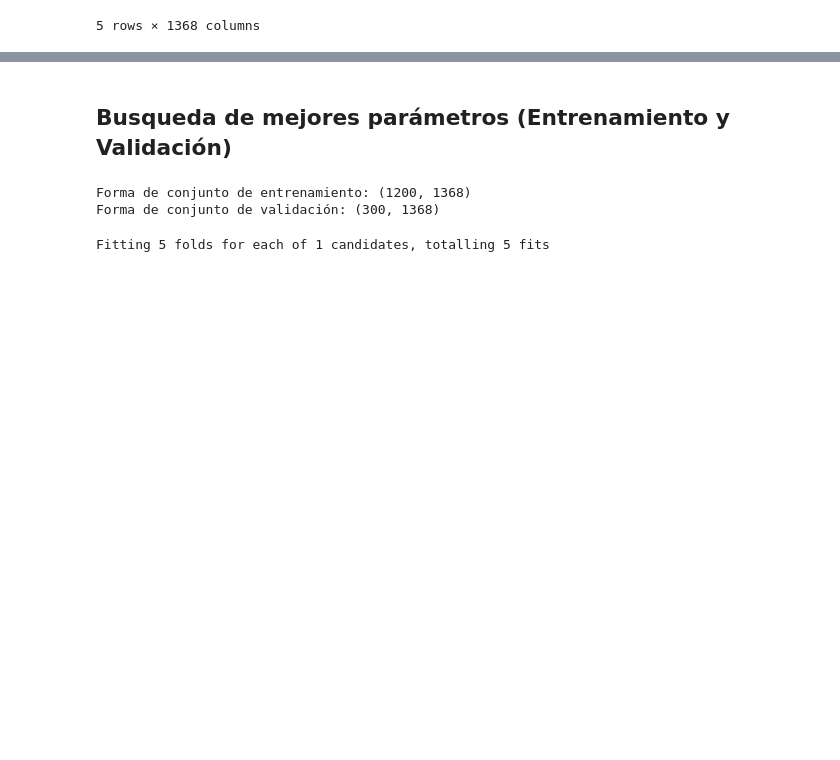
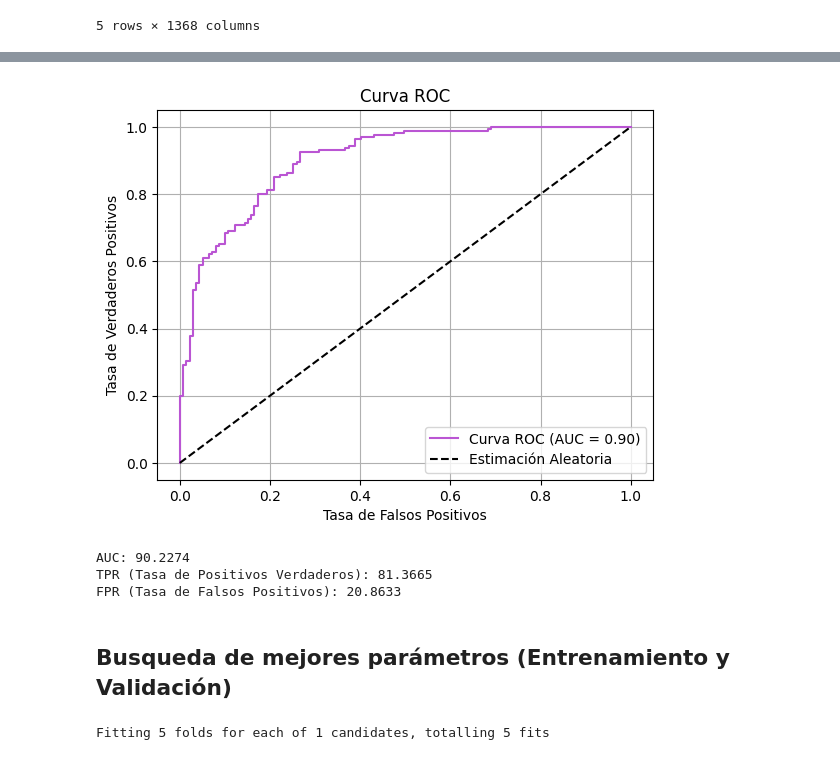
Before and after one commit to LordPobol/UltimoJamon-LosNintendoRepos, a Jupyter notebook: src/modulos/moduloEntrenamientoPAC.ipynb, the cells around one changed output, grey strips where cells are left out. Saved outputs shown, nothing was run; the diff lists cells and outputs as text; code cells hidden in the pictures; blank space fills up the shorter version.

```diff
--- a/src/modulos/moduloEntrenamientoPAC.ipynb
+++ b/src/modulos/moduloEntrenamientoPAC.ipynb
@@ -44,15 +92,33 @@ Shape:  (1500, 1368)
+# %%
+# Predicciones de probabilidad (para curva ROC)
+fpr_inicial, tpr_inicial, thresholds_inicial, auc_score_inicial = calcular_roc_auc(y_val, y_scores_inicial)
+
+# Gráfica de ROC
+plt.figure()
+plt.plot(fpr_inicial, tpr_inicial, color='mediumorchid', label=f"Curva ROC (AUC = {auc_score_inicial:.2f})")
+plt.plot([0, 1], [0, 1], 'k--', label="Estimación Aleatoria")
+plt.xlabel("Tasa de Falsos Positivos")
+plt.ylabel("Tasa de Verdaderos Positivos")
+plt.title("Curva ROC")
+plt.legend(loc="lower right")
+plt.grid()
+plt.show()
+# %% [output]
+[figure, added]
+# %%
+# Cálculo de métricas de desempeño de la matriz de confusión
+TPR_inicial, FPR_inicial = metricas_tpr_fpr(cm_inicial)
+
+# Mostrar métricas
+print(f"AUC: {(auc_score_inicial * 100):.4f}")
+print(f"TPR (Tasa de Positivos Verdaderos): {(TPR_inicial * 100):.4f}")
+print(f"FPR (Tasa de Falsos Positivos): {(FPR_inicial * 100):.4f}")
+# %% [output]
+AUC: 90.2274
+TPR (Tasa de Positivos Verdaderos): 81.3665
+FPR (Tasa de Falsos Positivos): 20.8633
 # %% [markdown]
 ## Busqueda de mejores parámetros (Entrenamiento y Validación)
-# %%
-# División estratificada (80/20) con función
-X_train, X_val, y_train, y_val = division_train_val(X,y)
-
-
-print(f"Forma de conjunto de entrenamiento:", X_train.shape)
-print(f"Forma de conjunto de validación:", X_val.shape)
-# %% [output]
-Forma de conjunto de entrenamiento: (1200, 1368)
-Forma de conjunto de validación: (300, 1368)
 # %%
 # Modelo base para encontrar mejores parámetros
 pac = PassiveAggressiveClassifier(random_state=22)
```
Also changed, not shown: parts of 7 cells of this notebook, 1 other file.
